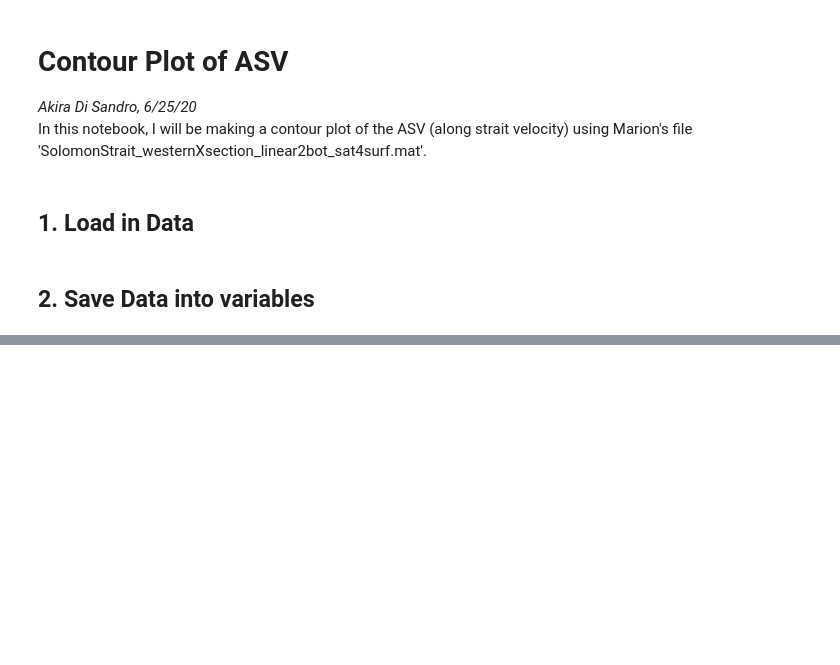
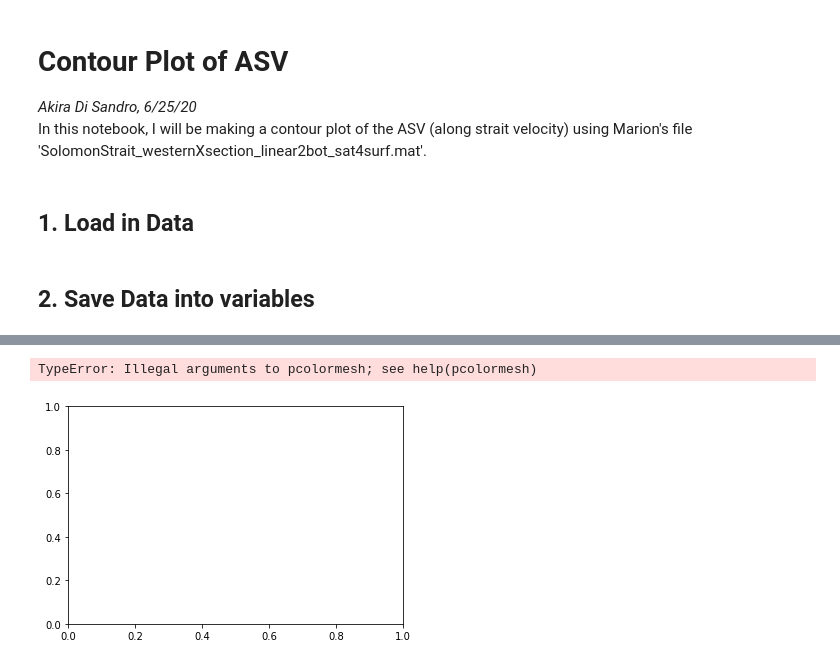
Before and after one commit to disandroa/Example-Notebooks, a Jupyter notebook: Data/ASV_plot1.ipynb, the cells around one changed output, grey strips where cells are left out. Saved outputs shown, nothing was run; the diff lists cells and outputs as text; code cells hidden in the pictures; blank space fills up the shorter version.

```diff
--- a/Data/ASV_plot1.ipynb
+++ b/Data/ASV_plot1.ipynb
@@ -18,6 +24,10 @@ asv = x['ASV']
 lon = x['bathy'][0][0][2][0]
 lat = x['bathy'][0][0][3][0]
 xdist = x['bathy'][0][0][4][0]
+points = np.arange(99)
 
 #raw_time: datenums associated to each day mooring data was taken
 raw_time = x['time'][0]
+
+#depth: array of all the depths possible
+depth = x['z']
@@ -23,0 +86,6 @@ raw_time = x['time'][0]
+# %%
+plt.pcolormesh([points, depth], asv[:][:][0])
+# i have to make sure the nan's are numbers that the pcolor can process
+# %% [output]
+TypeError: Illegal arguments to pcolormesh; see help(pcolormesh)
+[figure, added]
```
Also changed, not shown: parts of 11 cells of this notebook.
